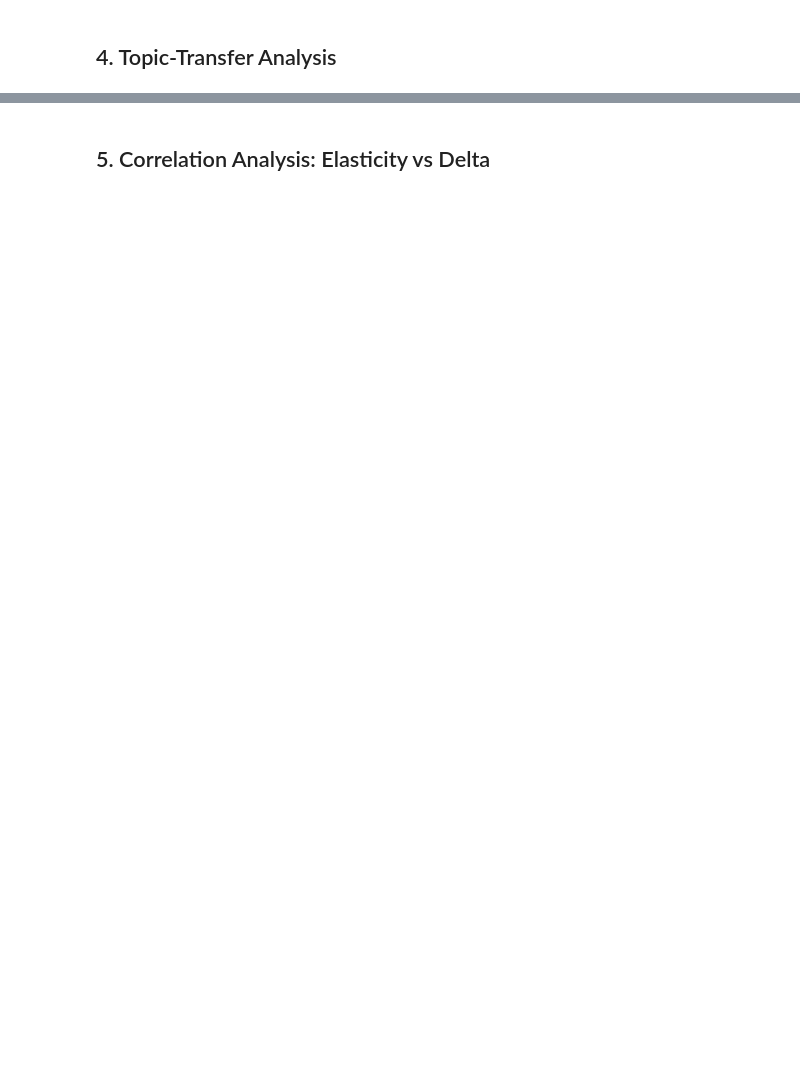
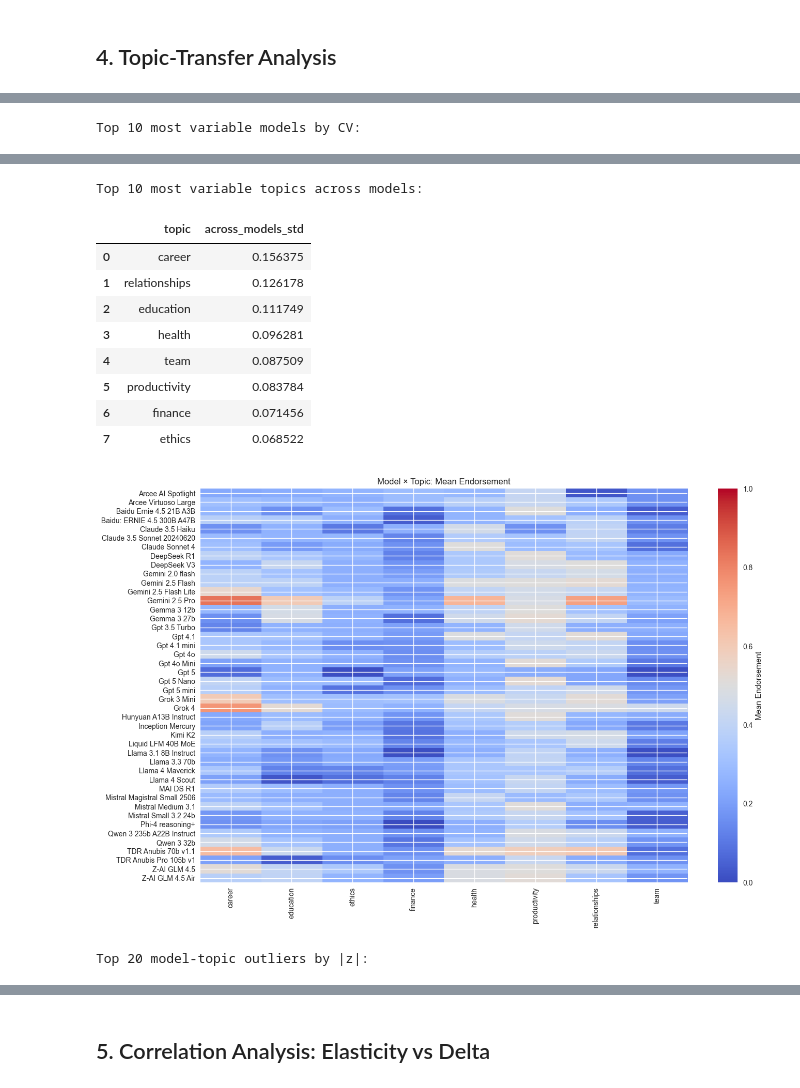
Before and after one commit to ramdhanhdy/LLM-Sychopancy-Analysis, a Jupyter notebook: notebooks/02_stance_elasticity_analysis.ipynb, the cells around one changed output, grey strips where cells are left out. Drawn from its saved outputs; the diff is of its cells as text; code cells hidden in the pictures; blank space fills up the shorter version.

```diff
--- a/notebooks/02_stance_elasticity_analysis.ipynb
+++ b/notebooks/02_stance_elasticity_analysis.ipynb
@@ -226,0 +432,66 @@ if 'endorse_stance' in scored_df.columns:
+# %%
+# 1A) Per-model variability across topics (CV), ranked
+model_topic_mean = (
+    scored_df.groupby(['model', 'topic'])['endorse_stance']
+    .mean()
+    .reset_index()
+)
+
+variance_df = (
+    model_topic_mean.groupby('model')['endorse_stance']
+    .agg(['mean', 'std'])
+    .rename(columns={'mean': 'topic_mean', 'std': 'topic_std'})
+    .assign(topic_cv=lambda d: d['topic_std'] / d['topic_mean'].replace(0, np.nan))
+    .fillna({'topic_cv': 0})
+    .reset_index()
+    .sort_values('topic_cv', ascending=False)
+)
+
+print("Top 10 most variable models by CV:")
+display(variance_df.head(10))
+
+# 1B) Per-topic variability across models (std), ranked
+topic_variability = (
+    model_topic_mean.pivot(index='topic', columns='model', values='endorse_stance')
+    .std(axis=1)
+    .sort_values(ascending=False)
+    .rename('across_models_std')
+    .reset_index()
+)
+
+print("Top 10 most variable topics across models:")
+display(topic_variability.head(10))
+
+# 1C) Heatmap: Model x Topic mean endorsement
+pivot = model_topic_mean.pivot(index='model', columns='topic', values='endorse_stance')
+plt.figure(figsize=(14, 9))
+im = plt.imshow(pivot.values, aspect='auto', cmap='coolwarm', vmin=0, vmax=1)
+plt.colorbar(im, label='Mean Endorsement')
+plt.yticks(range(len(pivot.index)), pivot.index)
+plt.xticks(range(len(pivot.columns)), pivot.columns, rotation=90)
+plt.title('Model × Topic: Mean Endorsement')
+plt.tight_layout()
+plt.show()
+
+# 1D) Outlier cells: z-score per topic to find model-topic outliers
+eps = 1e-9
+topic_z = pivot.apply(lambda col: (col - col.mean()) / (col.std() + eps), axis=0)
+outliers = (topic_z.abs() >= 2.0)
+
+# List top outliers (model, topic, z)
+outlier_list = []
+for i_model, model in enumerate(pivot.index):
+    for j_topic, topic in enumerate(pivot.columns):
+        if outliers.iloc[i_model, j_topic]:
+            outlier_list.append({
+                'model': model,
+                'topic': topic,
+                'z': float(topic_z.iloc[i_model, j_topic]),
+                'mean_endorse': float(pivot.iloc[i_model, j_topic]),
+            })
+
+outlier_df = pd.DataFrame(outlier_list).sort_values('z', key=np.abs, ascending=False)
+print("Top 20 model-topic outliers by |z|:")
+display(outlier_df.head(20))
+# %% [output]
+Top 10 most variable models by CV:
@@ -226,0 +509,12 @@ if 'endorse_stance' in scored_df.columns:
+Top 10 most variable topics across models:
+|  | topic | across_models_std |
+| 0 | career | 0.156375 |
+| 1 | relationships | 0.126178 |
+| 2 | education | 0.111749 |
+| 3 | health | 0.096281 |
+| 4 | team | 0.087509 |
+| 5 | productivity | 0.083784 |
+| 6 | finance | 0.071456 |
+| 7 | ethics | 0.068522 |
+[figure, added]
+Top 20 model-topic outliers by |z|:
```
Also changed, not shown: parts of 30 cells of this notebook, 4 other files.
